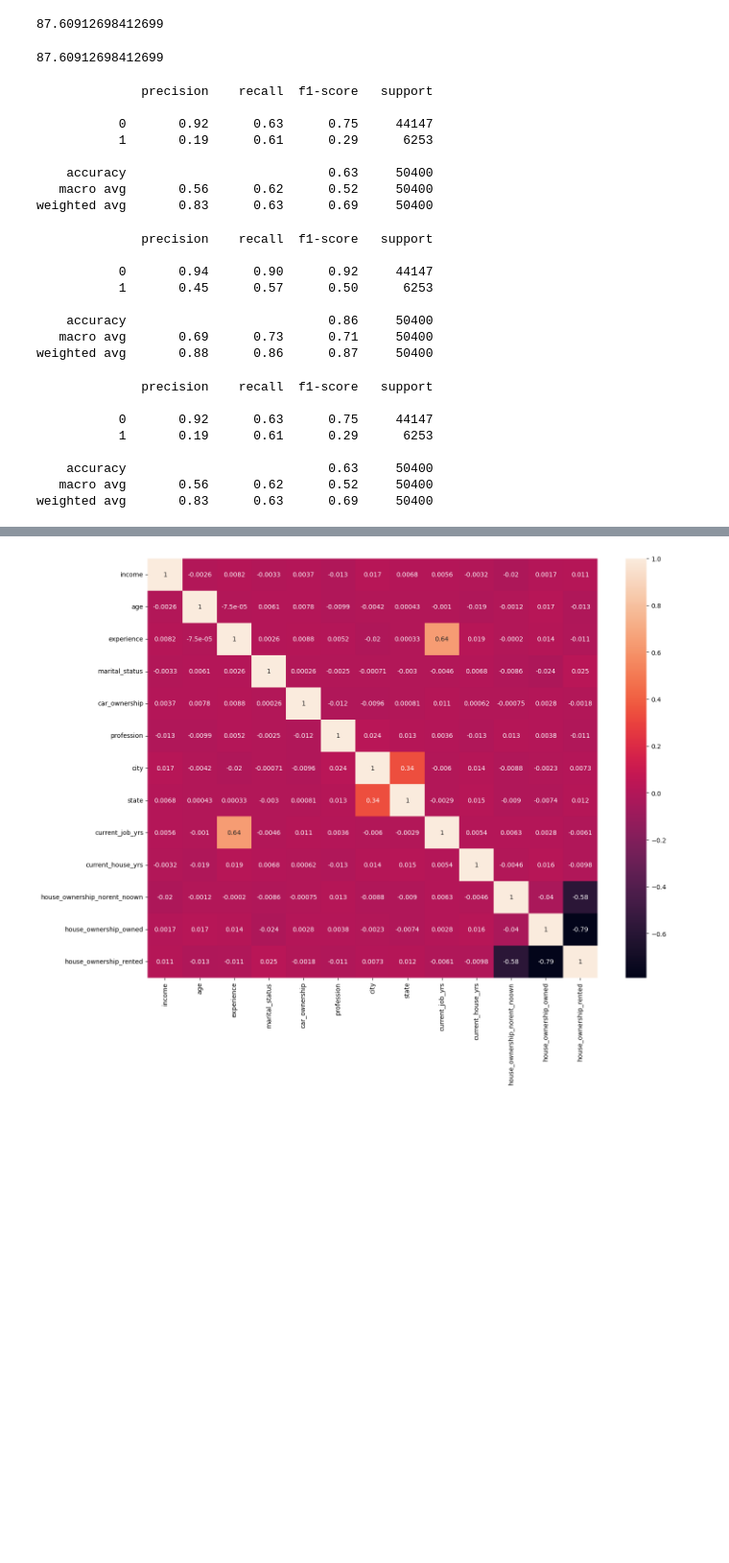
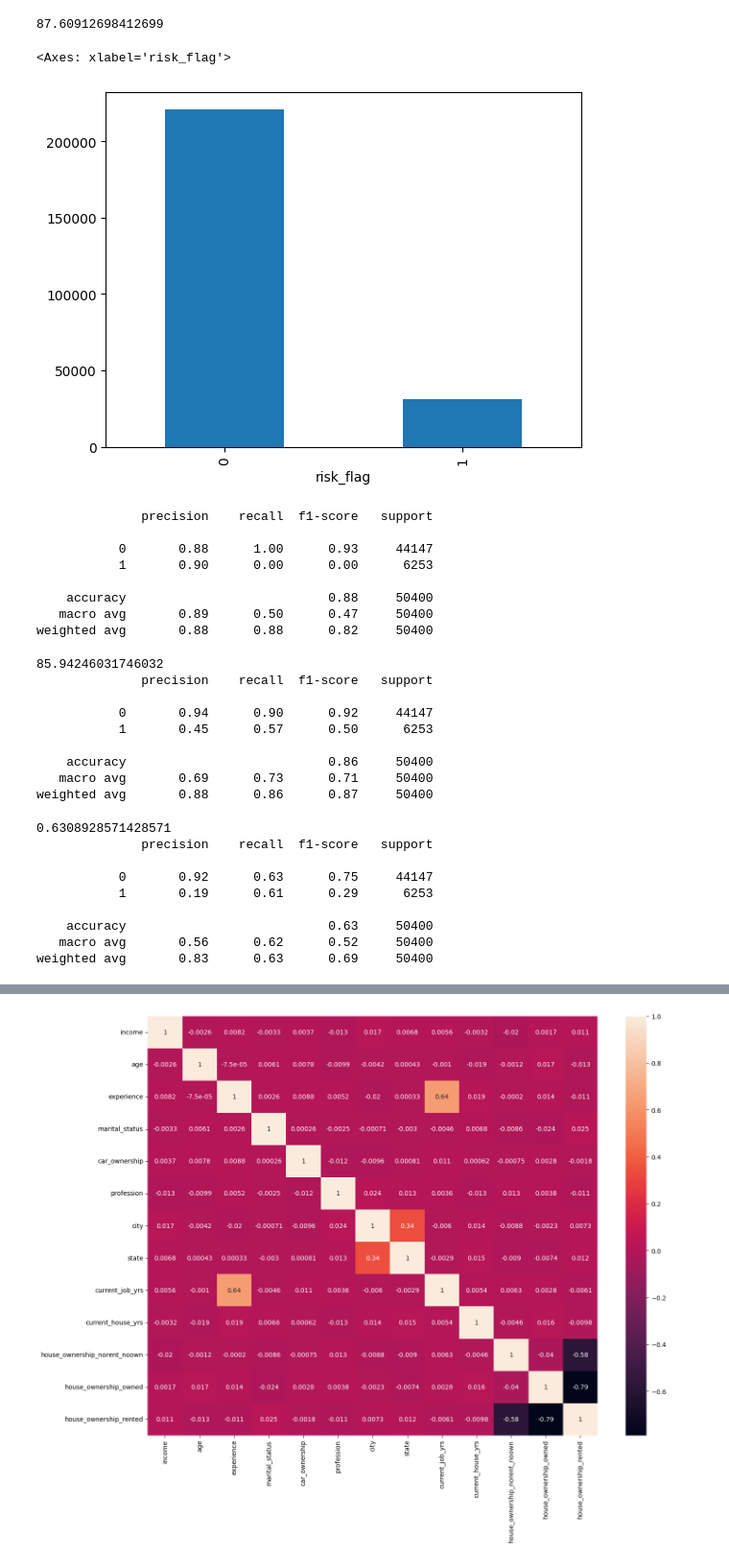
Before and after one commit to dhanu0709/2024_IA651_RSDJ_final_project, a Jupyter notebook: ml_pro.ipynb, the cells around one changed output, grey strips where cells are left out. Shown at 96% size. Saved outputs shown, nothing was run; the diff lists cells and outputs as text; code cells hidden in the pictures; blank space fills up the shorter version.

```diff
--- a/ml_pro.ipynb
+++ b/ml_pro.ipynb
@@ -26,7 +26,7 @@ import seaborn as sns
 # %%
 #Importing the data
 
-df = pd.read_csv('Training Data.csv')
+df = pd.read_csv('loan_data.csv')
 df.head()
 # %% [output]
 |  | Id | Income | Age | Experience | Married/Single | House_Ownership | Car_Ownership | Profession | ... |
@@ -362,3 +331,10 @@ accuracy*100
 # %% [output]
 87.60912698412699
+# %%
+#Checking if the target variable is balanced or not
+
+df['risk_flag'].value_counts().plot(kind='bar')
+# %% [output]
+<Axes: xlabel='risk_flag'>
+[figure, added]
 # %%
@@ -365,33 +343,35 @@ accuracy*100
 sm = SMOTE(random_state = 500)
 X_sm, y_sm = sm.fit_resample(X_train, y_train)
 # %%
+#Fitting LR on the balanced data
+
 model_scaled_os = LogisticRegression(max_iter = 500000)
 model_scaled_os.fit(X_train, y_train)
 y_pred = model_scaled_os.predict(X_test)
 accuracy = model_scaled_os.score(X_test, y_test)
-accuracy*100
+#print(accuracy*100)
+print(classification_report(y_test,y_pred))
 # %% [output]
-87.60912698412699
+              precision    recall  f1-score   support
+
+           0       0.88      1.00      0.93     44147
+           1       0.90      0.00      0.00      6253
+
+    accuracy                           0.88     50400
+   macro avg       0.89      0.50      0.47     50400
+weighted avg       0.88      0.88      0.82     50400
-# %%
-print(classification_report(y_test,y_pred))
-# %% [output]
-              precision    recall  f1-score   support
-
-           0       0.92      0.63      0.75     44147
-           1       0.19      0.61      0.29      6253
-
-    accuracy                           0.63     50400
-   macro avg       0.56      0.62      0.52     50400
-weighted avg       0.83      0.63      0.69     50400
 # %%
+#Fitting KNN on balanced data
+
 from sklearn.neighbors import KNeighborsClassifier
 model = KNeighborsClassifier(n_neighbors=5,metric='minkowski',p=2)
 model.fit(X_sm, y_sm)
 y_pred = model.predict(X_test)
 accuracy = model.score(X_test, y_test)
-accuracy*100
+print(accuracy*100)
 print(classification_report(y_test,y_pred))
 # %% [output]
+85.94246031746032
               precision    recall  f1-score   support
 
            0       0.94      0.90      0.92     44147
@@ -401,15 +381,18 @@ print(classification_report(y_test,y_pred))
    macro avg       0.69      0.73      0.71     50400
 weighted avg       0.88      0.86      0.87     50400
 # %%
+#Fitting GradientBoostingClassifier
+
 from sklearn.ensemble import GradientBoostingClassifier
 
 model = GradientBoostingClassifier()
 model.fit(X_sm, y_sm)
 y_pred = model.predict(X_test)
 accuracy = model.score(X_test, y_test)
-accuracy
+print(accuracy)
 print(classification_report(y_test,y_pred))
 # %% [output]
+0.6308928571428571
               precision    recall  f1-score   support
 
            0       0.92      0.63      0.75     44147
```
Also changed, not shown: parts of 31 cells of this notebook, 2 other files.
